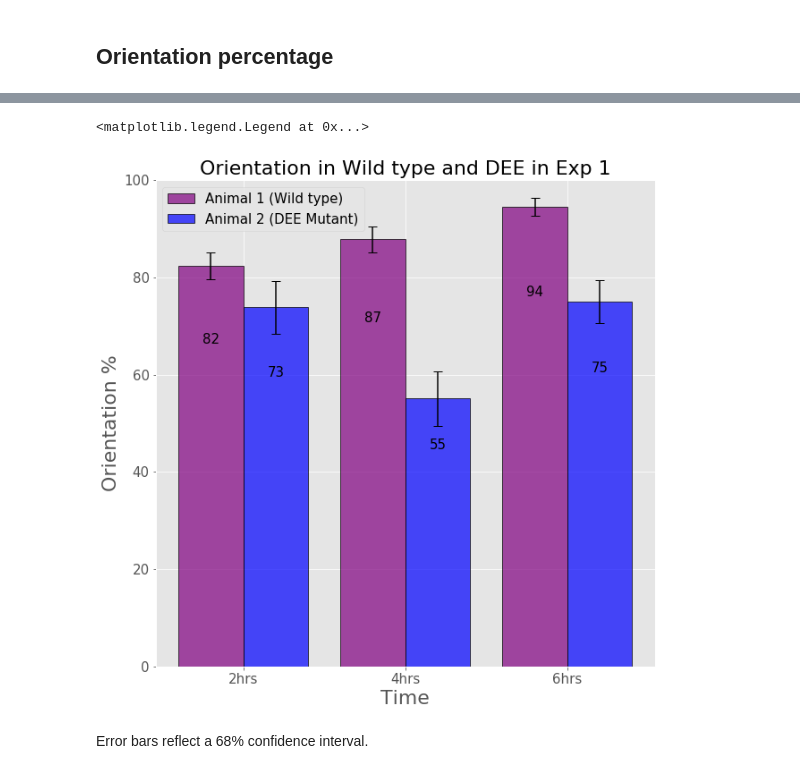
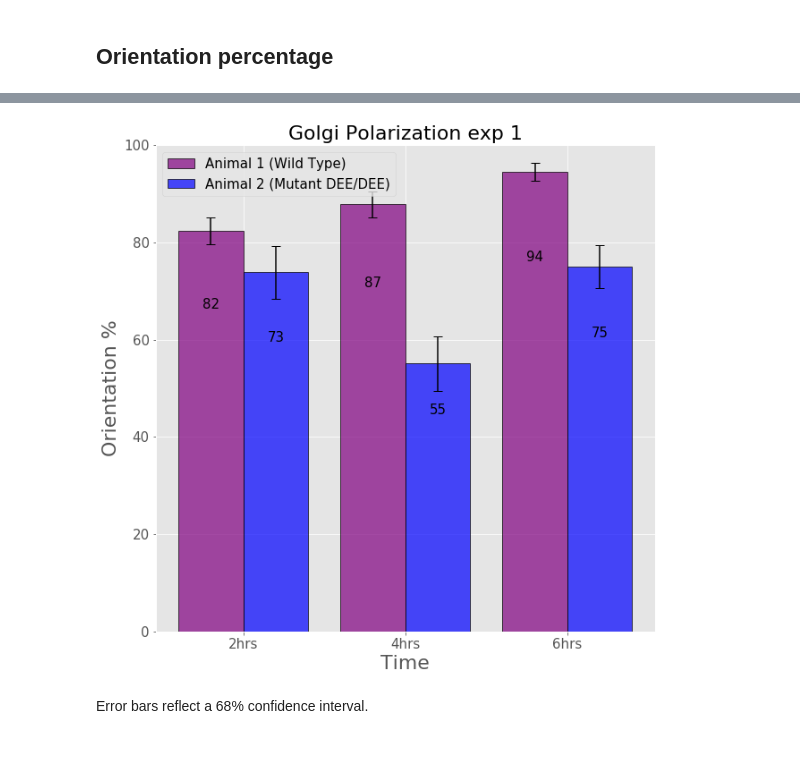
Before and after one commit to WillGiang/golgi-polarization, a Jupyter notebook: GolgiPolarizationAnalysis.ipynb, the cells around one changed output, grey strips where cells are left out. Saved outputs shown, nothing was run; the diff lists cells and outputs as text; code cells hidden in the pictures.

```diff
--- a/GolgiPolarizationAnalysis.ipynb
+++ b/GolgiPolarizationAnalysis.ipynb
@@ -83,7 +106,7 @@ Name: animal_id, dtype: object
 # %% [markdown]
 Same stuff with the timing info
 # %%
-df['time'] = df.fileID.str.split('_', expand=True).get(1)
+df['time'] = df.fileID.str.split('_', expand=True).get(1).str.lower()
 print('number of times: {}'. format(df['time'].nunique()))
 df['time'].head()
 # %% [output]
@@ -303,7 +313,7 @@ def orientation_percent(animal_data_frame, want_ratio=False):
     n_angles_after_orientation_cut = np.sum(is_oriented)
 
     ratio_oriented = n_angles_after_orientation_cut/n_angles
-    percent_oriented = round(ratio_oriented * 100 ,2)
+    percent_oriented = ratio_oriented * 100
 
     if want_ratio:
         return ratio_oriented
@@ -323,7 +333,6 @@ animal 2 orientation : 68.2%
 # %%
 def sample_proportion_error(p, n):
     """Returns the error for a sample proportion
-    https://onlinecourses.science.psu.edu/stat100/node/56
 
     p: [float]
         Proportion
@@ -358,10 +367,10 @@ for time in times:
 
     print("{}".format(time))
 
-    print("With N = {}, animal 1 orientation : {}% +/- {}%".format(n1,
-        int(orientation_percent_animal1), round(serr1*100,1)))
-    print("With N = {}, animal 2 orientation : {}% +/- {}%".format(n2,
-        int(orientation_percent_animal2), round(serr2*100,1)))
+    print("With N = {}, {} orientation : {}% +/- {}%".format(n1,
+        animal1_type, int(orientation_percent_animal1), round(serr1*100,1)))
+    print("With N = {}, {} orientation : {}% +/- {}%".format(n2,
+        animal2_type, int(orientation_percent_animal2), round(serr2*100,1)))
 
     print("\n")
 # %% [output]
@@ -387,52 +396,54 @@ plt.rc('ytick', labelsize = 15)
 
 
 def autolabel(rects):
-    """
-    Attach a text label above each bar displaying its height
-    # Shamelessly taken from https://matplotlib.org/examples/api/barchart_demo.html
+    """ Attach a text label above each bar displaying its height
+
+     Shamelessly adapted from
+     https://matplotlib.org/examples/api/barchart_demo.html
     """
     for rect in rects:
         height = rect.get_height()
         ax.text(rect.get_x() + rect.get_width()/2., 0.80*height,
                 '%d' % round(float(height),2),
                 ha='center', va='bottom', size=15)
 
 n_groups = 3
 fig, ax = plt.subplots(figsize=(10,10))
 index = np.arange(n_groups)
 bar_width = 0.4
 opacity = 0.7
 
 rects1 = plt.bar(index, animal1_orientation,
                  bar_width,
                 alpha=opacity,
-                color='purple',
-                label='Animal 1 (Wild type)',
+                color=animal1_color,
+                label='Animal 1 ({})'.format(animal1_type),
                 yerr = animal1_errors,
-                 capsize=5,
+                capsize=5,
                 edgecolor='k',
-                linewidth=1)
-#plt.errorbar(index, animal1_errors, barsabove=True)
+                linewidth=1
+                )
+
 rects2 = plt.bar(index + bar_width, animal2_orientation,
                  bar_width,
                 alpha=opacity,
-                color='blue',
-                label='Animal 2 (DEE Mutant)',
+                color=animal2_color,
+                label='Animal 2 ({})'.format(animal2_type),
                 yerr = animal2_errors,
                 capsize=5,
                 edgecolor='k',
-                linewidth=1)
+                linewidth=1
+                )
 
 autolabel(rects1)
 autolabel(rects2)
 plt.xlabel("Time")
 plt.ylabel("Orientation %")
-plt.title("Orientation in Wild type and DEE in Exp 1")
+plt.title("Golgi Polarization {}".format(desired_exp))
 plt.xticks(index + bar_width/2, tuple(times))
 plt.ylim([0,100])
-plt.legend(fontsize=15)
+legend = plt.legend(fontsize=15)
 # %% [output]
-<matplotlib.legend.Legend at 0x...>
-[figure, old version]
+[figure, new version]
 # %% [markdown]
 Error bars reflect a 68% confidence interval.
```
Also changed, not shown: parts of 8 cells of this notebook.
